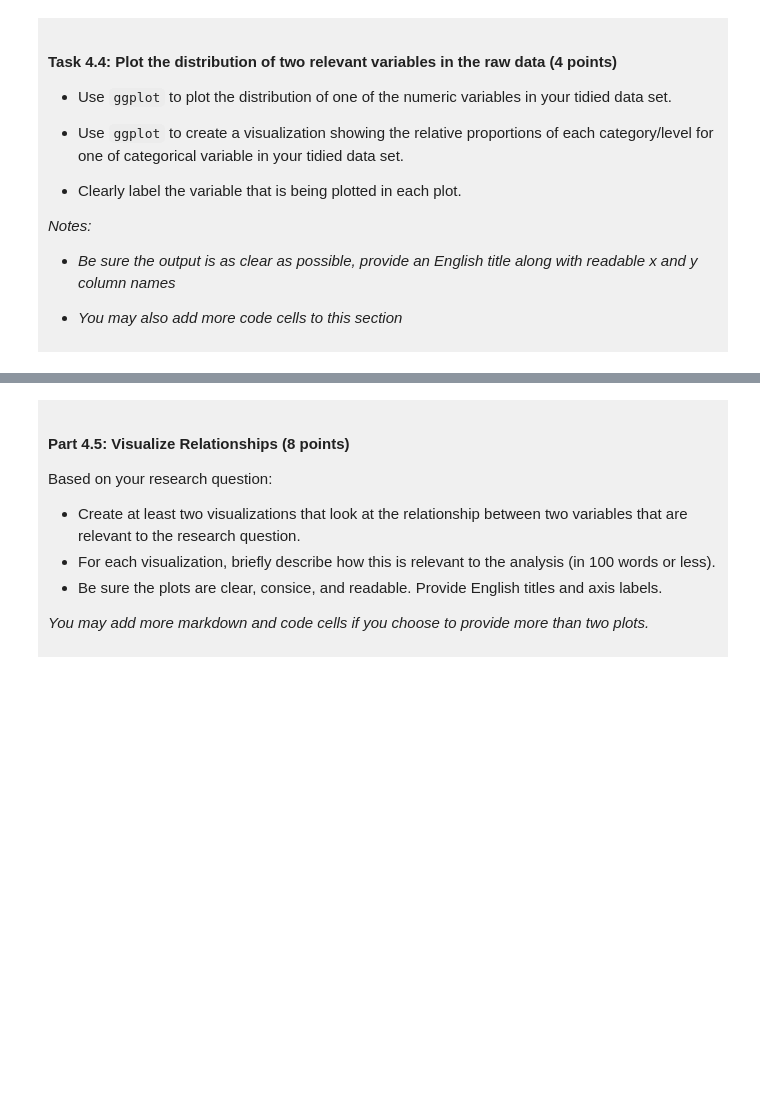
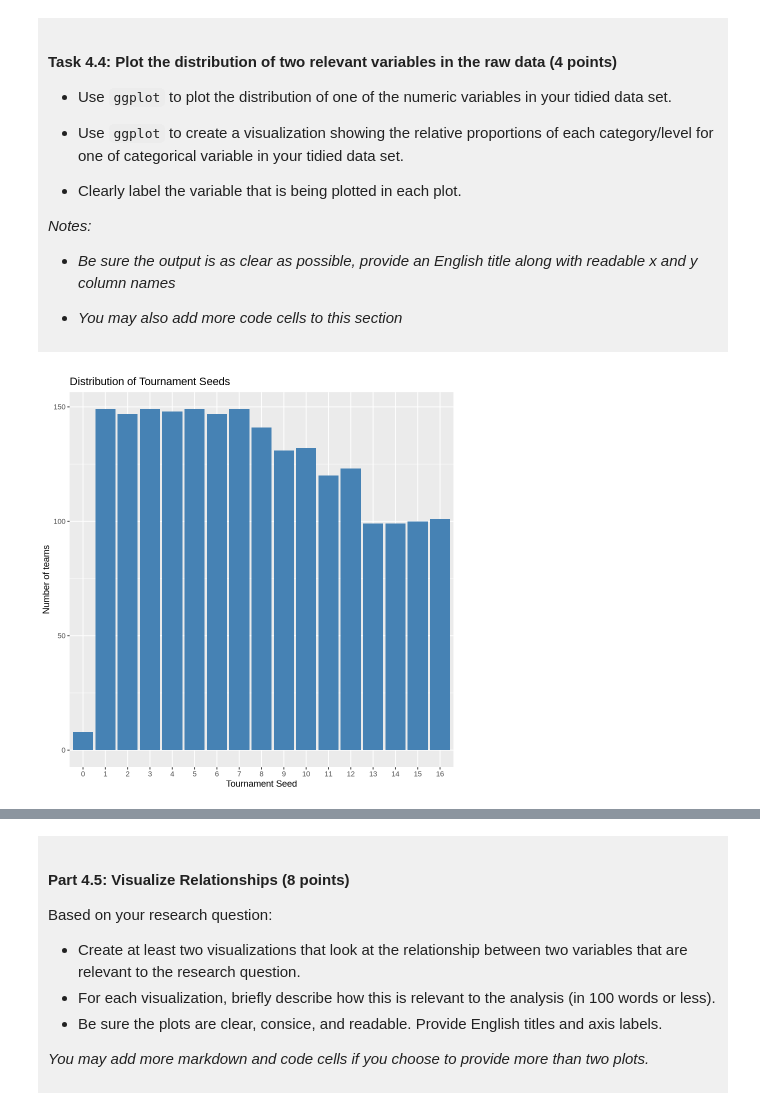
Before and after one commit to qianyiii1001-code/dsci-100-project-qianyi-ren, a Jupyter notebook: dsci-100-project-notebook.ipynb, the cells around one changed output, grey strips where cells are left out. Cells and saved outputs as stored; diff of their text form; code cells hidden in the pictures; blank space fills up the shorter version.

```diff
--- a/dsci-100-project-notebook.ipynb
+++ b/dsci-100-project-notebook.ipynb
@@ -297,5 +342,10 @@ You will refine your research question (if needed) and produce a tidy data set.
 
 </div>
 # %%
-### EDIT THIS CODE CELL FOR PLOT 1 ###
+womenstidy_data |>
+    ggplot(aes(x = factor(seed))) +
+    geom_bar(fill = "steelblue") +
+    labs(x = "Tournament Seed", y = "Number of teams", title = "Distribution of Tournament Seeds",)
+# %% [output]
+[figure, added]
 # %%
```
Also changed, not shown: parts of 10 cells of this notebook.
